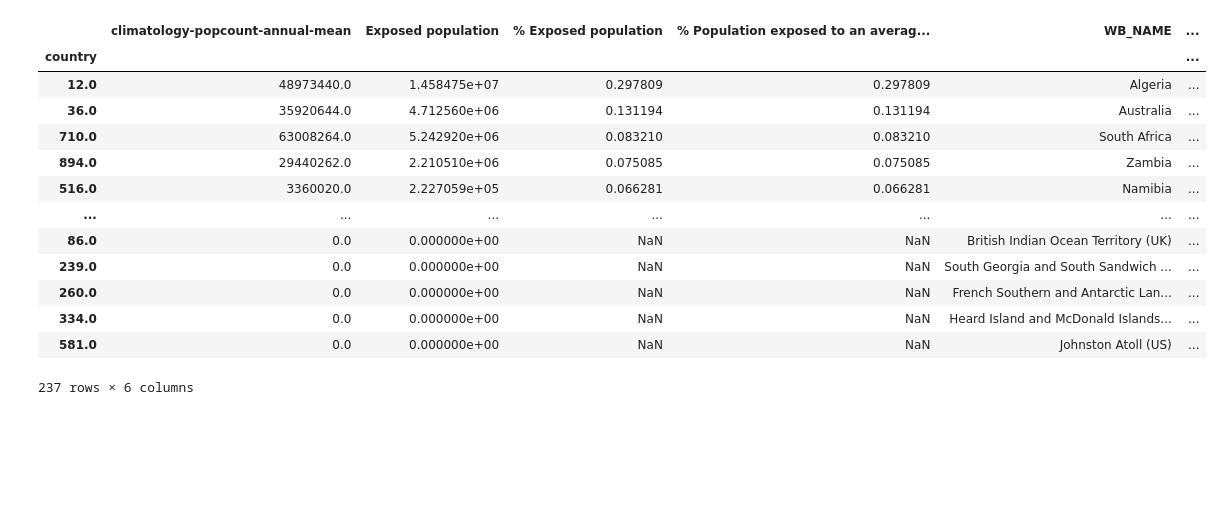
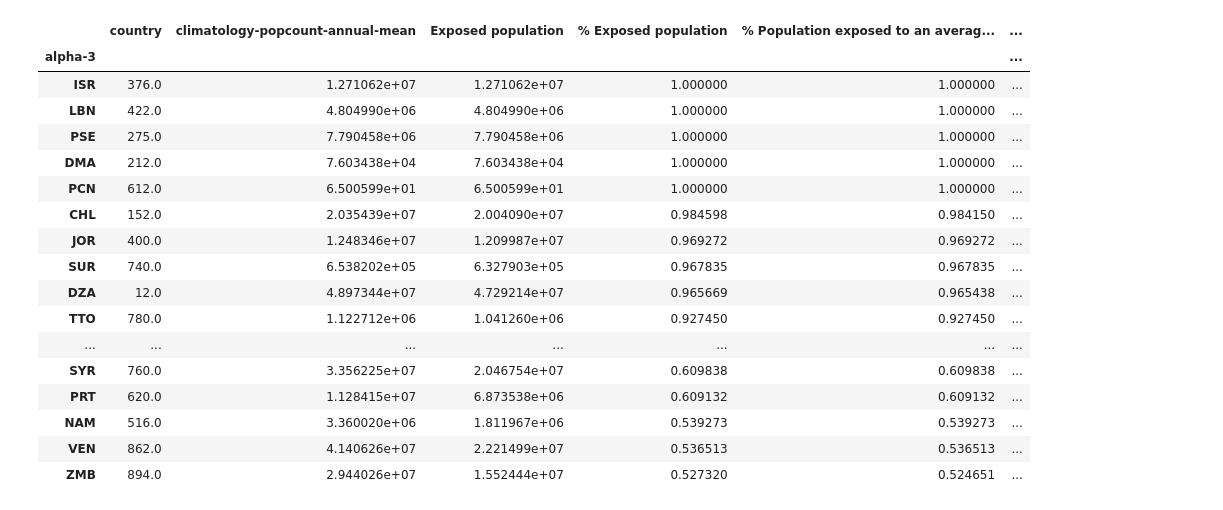
Before and after one commit to rodrigoms95/UNESCO_climate, a Jupyter notebook: code/indice_netcdf.ipynb, the cells around one changed output. Saved outputs shown, nothing was run; the diff lists cells and outputs as text; code cells hidden in the pictures; blank space fills up the shorter version.

```diff
--- a/code/indice_netcdf.ipynb
+++ b/code/indice_netcdf.ipynb
@@ -254,16 +297,31 @@ Data variables:
 # %%
 v = "climatology-spei12-annual-mean"
+tr = -0.15
 
-i = 1
+i = 2
 ds_h = xr.open_dataset(wb_path + wb_files[i])
-ds_h[v] = ds_h[v].where( ds_h[v] <= -0.25, 0 )
+ds_h[v] = ds_h[v].where( ds_h[v] <= tr, 0 )
 ds_h[v] = ds_h[v].where( ds_h[v] == 0, 1 )
 ds_h["Exposed population"] = pop_h[p] * ds_h[v]
 
-i = 3
+i = 8
 ds_f = xr.open_dataset(wb_path + wb_files[i])
-ds_f[v] = ds_f[v].where( ds_f[v] <= -0.25, 0 )
+ds_f[v] = ds_f[v].where( ds_f[v] <= tr, 0 )
 ds_f[v] = ds_f[v].where( ds_f[v] == 0, 1 )
 ds_f["Exposed population"] = pop_f[p] * ds_f[v]
 
-ds_h
+df_h = ds_h[ [v, "Exposed population"] ].to_dataframe()
+df_h["country"] = df_pop_h["country"]
+df_h[p] = df_pop_h[p]
+df_h = df_h.reset_index().drop(columns = "time").set_index("country")
+df_h = df_h[ ~df_h.index.isnull() ]
+df_hc = df_h[ [p, "Exposed population"] ].groupby("country").sum()
+df_hc["% Exposed population"] = ( df_hc["Exposed population"] / df_hc[p] )
+
+df_f = ds_f[ [v, "Exposed population"] ].to_dataframe()
+df_f["country"] = df_pop_f["country"]
+df_f[p] = df_pop_f[p]
+df_f = df_f.reset_index().drop(columns = "time").set_index("country")
+df_f = df_f[ ~df_f.index.isnull() ]
+df_fc = df_f[ [p, "Exposed population"] ].groupby("country").sum()
+df_fc["% Exposed population"] = ( df_fc["Exposed population"] / df_fc[p] )
@@ -336,25 +328,31 @@ df_fc.sort_values("% Exposed population", ascending = False)
 # %%
-vn = "% Population exposed to an average annual SPEI < -0.25, change 2000-2060"
+vn = "% Population exposed to an average annual SPEI < -0.2, change 2000-2060"
 df_fc[vn] = df_fc["% Exposed population"] - df_hc["% Exposed population"]
 names = gdf[ ["WB_NAME", "WB_A3", "ISO_N3"] ].drop_duplicates(
     subset = "ISO_N3" ).set_index("ISO_N3")
 names.index = names.index.astype(int)
 df_fc["WB_NAME"] = names["WB_NAME"]
-df_fc["WB_A3"] = names["WB_A3"]
+df_fc[ix] = names["WB_A3"]
+df_fc = df_fc.reset_index().set_index(ix)
+df_iso[vn] = df_fc[vn]
 
-df_fc.sort_values(vn, ascending = False)
+df_fc.sort_values(vn, ascending = False).head(20)
 # %% [output]
-|  | climatology-popcount-annual-mean | Exposed population | % Exposed population | % Population exposed to an averag... | WB_NAME | ... |
-| country |  |  |  |  |  | ... |
-| 12.0 | 48973440.0 | 1.458475e+07 | 0.297809 | 0.297809 | Algeria | ... |
-| 36.0 | 35920644.0 | 4.712560e+06 | 0.131194 | 0.131194 | Australia | ... |
-| 710.0 | 63008264.0 | 5.242920e+06 | 0.083210 | 0.083210 | South Africa | ... |
-| 894.0 | 29440262.0 | 2.210510e+06 | 0.075085 | 0.075085 | Zambia | ... |
-| 516.0 | 3360020.0 | 2.227059e+05 | 0.066281 | 0.066281 | Namibia | ... |
+|  | country | climatology-popcount-annual-mean | Exposed population | % Exposed population | % Population exposed to an averag... | ... |
+| alpha-3 |  |  |  |  |  | ... |
+| ISR | 376.0 | 1.271062e+07 | 1.271062e+07 | 1.000000 | 1.000000 | ... |
+| LBN | 422.0 | 4.804990e+06 | 4.804990e+06 | 1.000000 | 1.000000 | ... |
+| PSE | 275.0 | 7.790458e+06 | 7.790458e+06 | 1.000000 | 1.000000 | ... |
+| DMA | 212.0 | 7.603438e+04 | 7.603438e+04 | 1.000000 | 1.000000 | ... |
+| PCN | 612.0 | 6.500599e+01 | 6.500599e+01 | 1.000000 | 1.000000 | ... |
+| CHL | 152.0 | 2.035439e+07 | 2.004090e+07 | 0.984598 | 0.984150 | ... |
+| JOR | 400.0 | 1.248346e+07 | 1.209987e+07 | 0.969272 | 0.969272 | ... |
+| SUR | 740.0 | 6.538202e+05 | 6.327903e+05 | 0.967835 | 0.967835 | ... |
+| DZA | 12.0 | 4.897344e+07 | 4.729214e+07 | 0.965669 | 0.965438 | ... |
+| TTO | 780.0 | 1.122712e+06 | 1.041260e+06 | 0.927450 | 0.927450 | ... |
 | ... | ... | ... | ... | ... | ... | ... |
-| 86.0 | 0.0 | 0.000000e+00 | NaN | NaN | British Indian Ocean Territory (UK) | ... |
-| 239.0 | 0.0 | 0.000000e+00 | NaN | NaN | South Georgia and South Sandwich ... | ... |
-| 260.0 | 0.0 | 0.000000e+00 | NaN | NaN | French Southern and Antarctic Lan... | ... |
-| 334.0 | 0.0 | 0.000000e+00 | NaN | NaN | Heard Island and McDonald Islands... | ... |
-| 581.0 | 0.0 | 0.000000e+00 | NaN | NaN | Johnston Atoll (US) | ... |
+| SYR | 760.0 | 3.356225e+07 | 2.046754e+07 | 0.609838 | 0.609838 | ... |
+| PRT | 620.0 | 1.128415e+07 | 6.873538e+06 | 0.609132 | 0.609132 | ... |
+| NAM | 516.0 | 3.360020e+06 | 1.811967e+06 | 0.539273 | 0.539273 | ... |
+| VEN | 862.0 | 4.140626e+07 | 2.221499e+07 | 0.536513 | 0.536513 | ... |
+| ZMB | 894.0 | 2.944026e+07 | 1.552444e+07 | 0.527320 | 0.524651 | ... |
-237 rows × 6 columns
```
Also changed, not shown: parts of 24 cells of this notebook, 3 other files.
